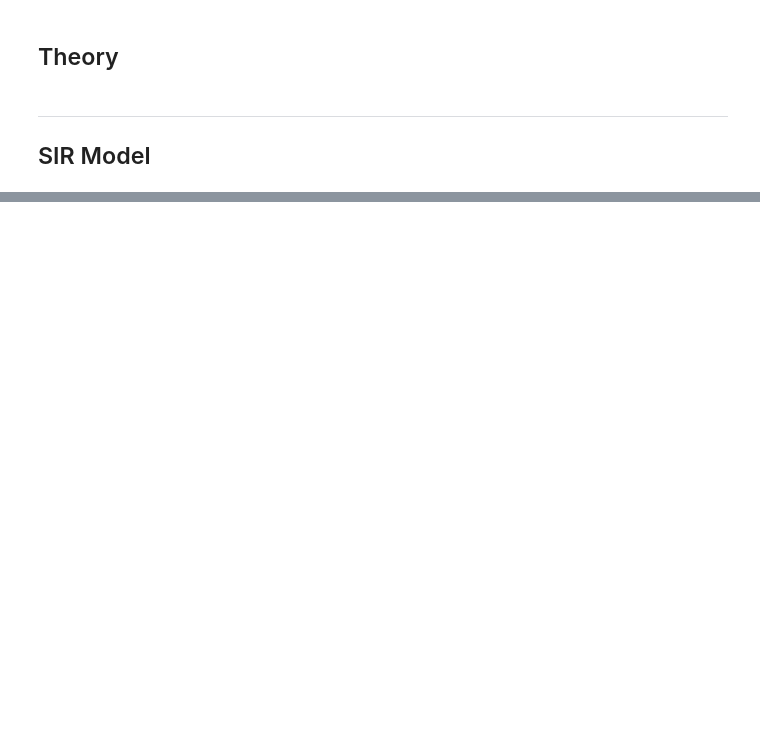
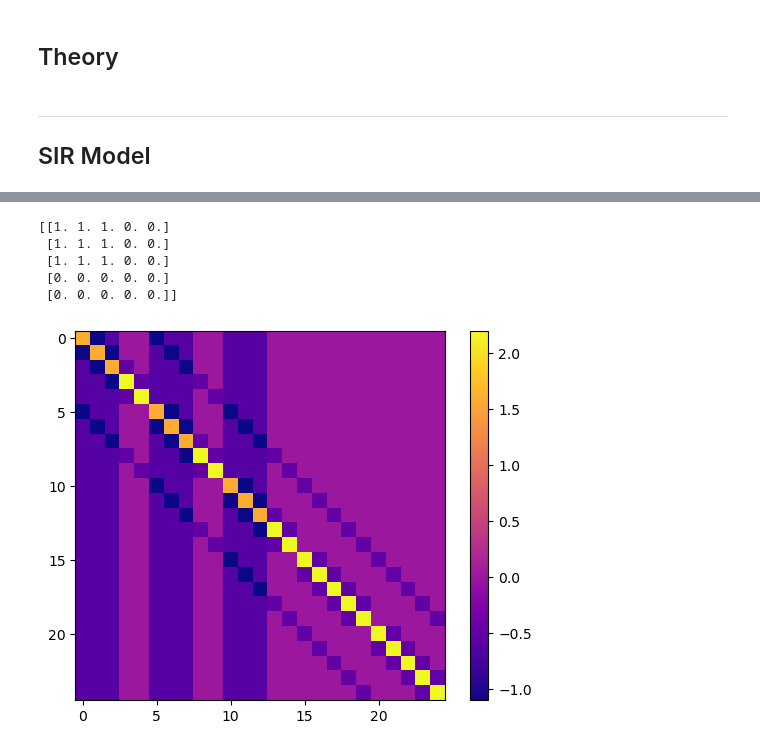
Before and after one commit to TrymSaether/project-1--tma4212-FDM, a Jupyter notebook: code/diverse.ipynb, the cells around one changed output, grey strips where cells are left out. Saved outputs shown, nothing was run; the diff lists cells and outputs as text; code cells hidden in the pictures; blank space fills up the shorter version.

```diff
--- a/code/diverse.ipynb
+++ b/code/diverse.ipynb
@@ -257,0 +30,46 @@ Traceback (most recent call last):
+# %%
+from scipy.sparse import diags, eye, kron
+
+def laplacian(m, n=None):
+    if n == None:
+        n = m
+
+    C_m = diags([-1, 2, -1], [-1, 0, 1], shape=(m, m))
+    C_n = diags([-1, 2, -1], [-1, 0, 1], shape=(n, n))
+
+    I_m = eye(m)
+    I_n = eye(n)
+
+    D = kron(C_n, I_m) + kron(I_n, C_m)
+    return D
+
+M = 5
+h = 1/M
+beta = 3.0
+mu_s = 0.1
+mu_i = 0.50
+
+I = np.zeros((M, M))
+# Set the initial condition: bottom left corner is 1, rest are 0
+I[:3, :3] = 1
+print(I)
+
+
+dS = laplacian(M)
+
+S = eye(M**2)
+SI = eye(M**2).dot(I.flatten())
+
+S_nxt = h*S - h*beta*SI + mu_s/h * dS
+
+plt.imshow(S_nxt.tolist(), cmap='plasma', interpolation='nearest')
+plt.colorbar()
+plt.show()
+# So
+# %% [output]
+[[1. 1. 1. 0. 0.]
+ [1. 1. 1. 0. 0.]
+ [1. 1. 1. 0. 0.]
+ [0. 0. 0. 0. 0.]
+ [0. 0. 0. 0. 0.]]
+[figure, added]
```
Also changed, not shown: parts of 6 cells of this notebook, 3 other files.
